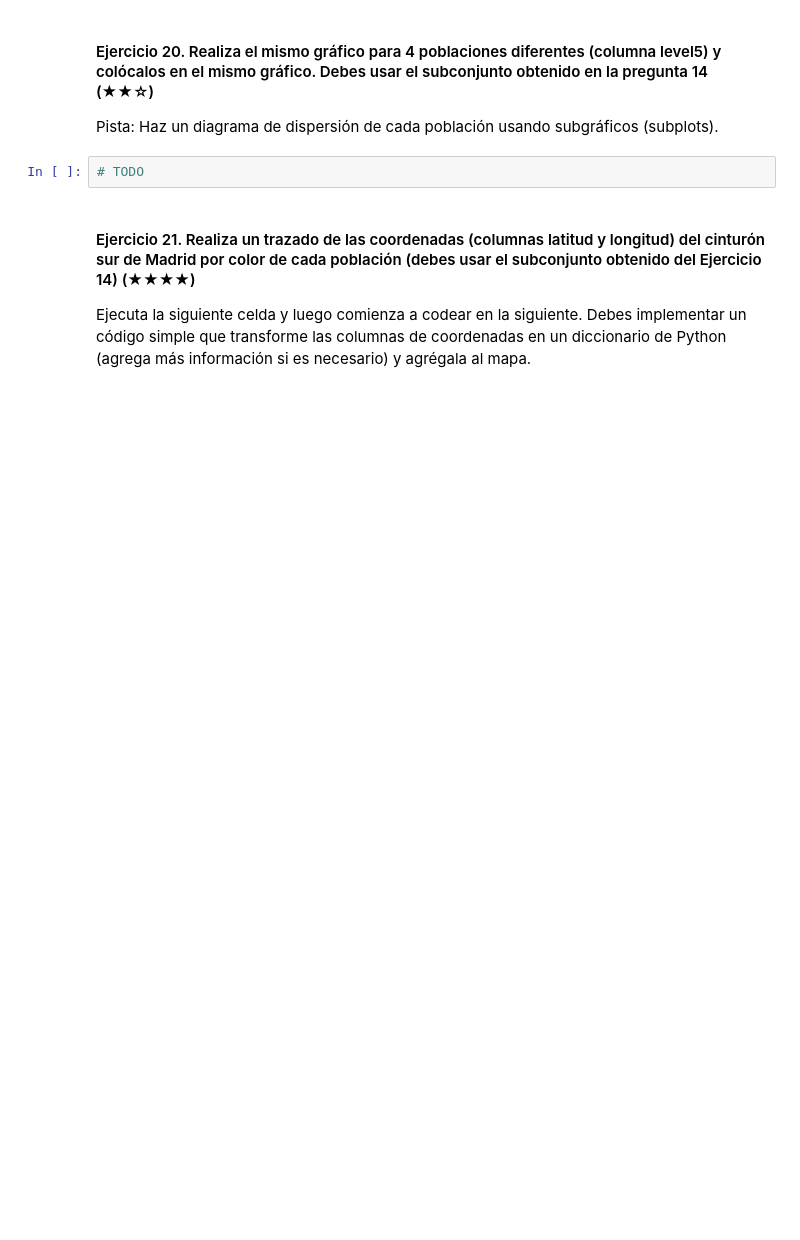
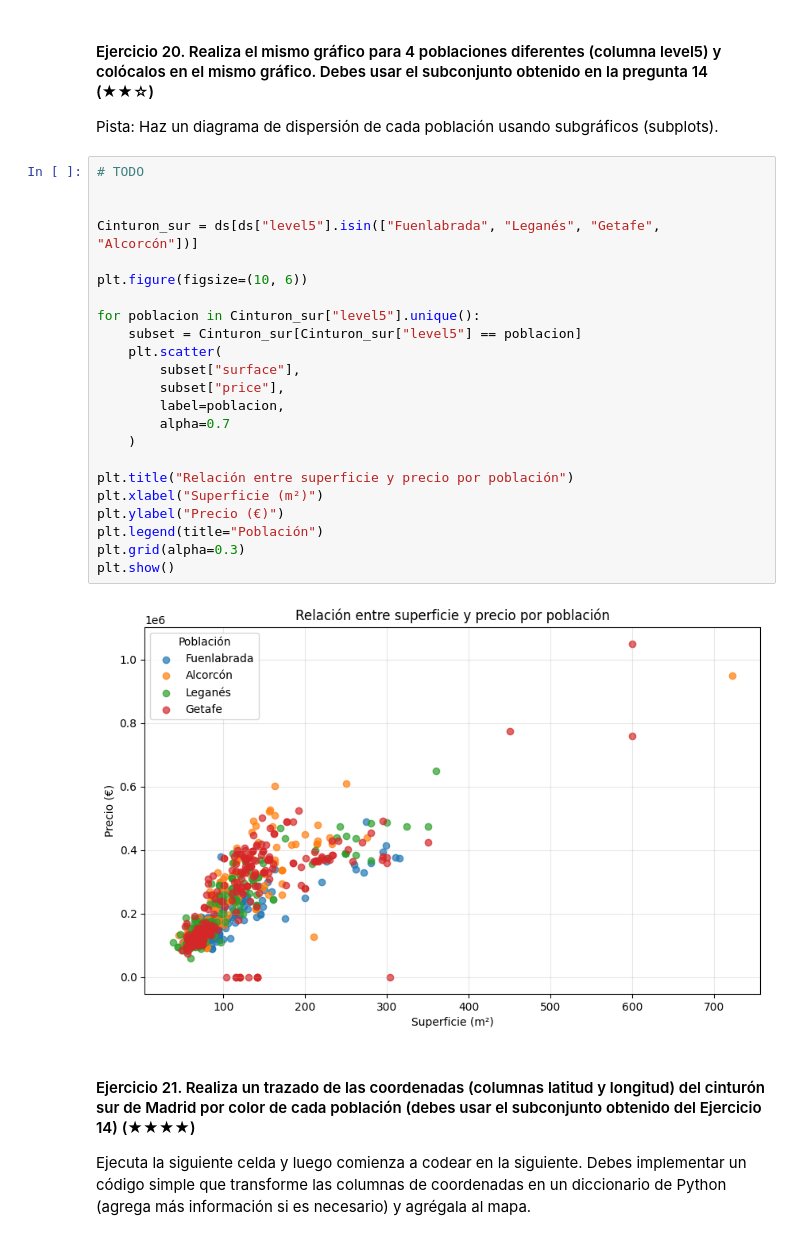
Before and after one commit to Gabymoctezuma/realestate-datacleanup-exercise, a Jupyter notebook: project.es.ipynb, the cells around one changed output. Drawn from its saved outputs; the diff is of its cells as text; blank space fills up the shorter version.

```diff
--- a/project.es.ipynb
+++ b/project.es.ipynb
@@ -471,6 +510,29 @@ Pista: Crea una nueva columna llamada `pps` (price per square en inglés) y lueg
 Pista: Haz un diagrama de dispersión de cada población usando subgráficos (subplots).
 # %%
 # TODO
+
+
+Cinturon_sur = ds[ds["level5"].isin(["Fuenlabrada", "Leganés", "Getafe", "Alcorcón"])]
+
+plt.figure(figsize=(10, 6))
+
+for poblacion in Cinturon_sur["level5"].unique():
+    subset = Cinturon_sur[Cinturon_sur["level5"] == poblacion]
+    plt.scatter(
+        subset["surface"],
+        subset["price"],
+        label=poblacion,
+        alpha=0.7
+    )
+
+plt.title("Relación entre superficie y precio por población")
+plt.xlabel("Superficie (m²)")
+plt.ylabel("Precio (€)")
+plt.legend(title="Población")
+plt.grid(alpha=0.3)
+plt.show()
+# %% [output]
+[figure, added]
 # %% [markdown]
 #### Ejercicio 21. Realiza un trazado de las coordenadas (columnas latitud y longitud) del cinturón sur de Madrid por color de cada población (debes usar el subconjunto obtenido del Ejercicio 14) (★★★★)
 
```
Also changed, not shown: parts of 19 cells of this notebook, 1 other file.
